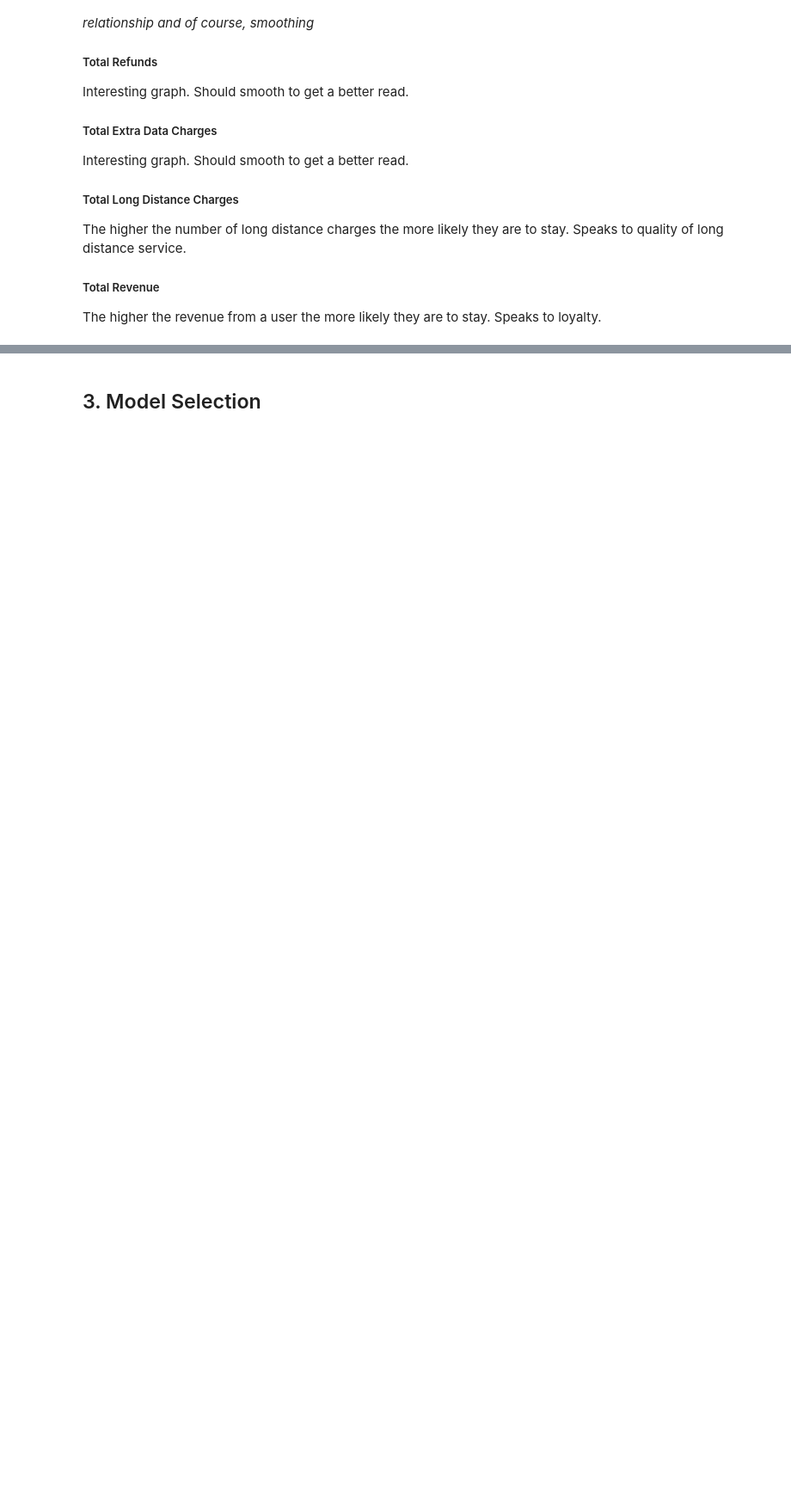
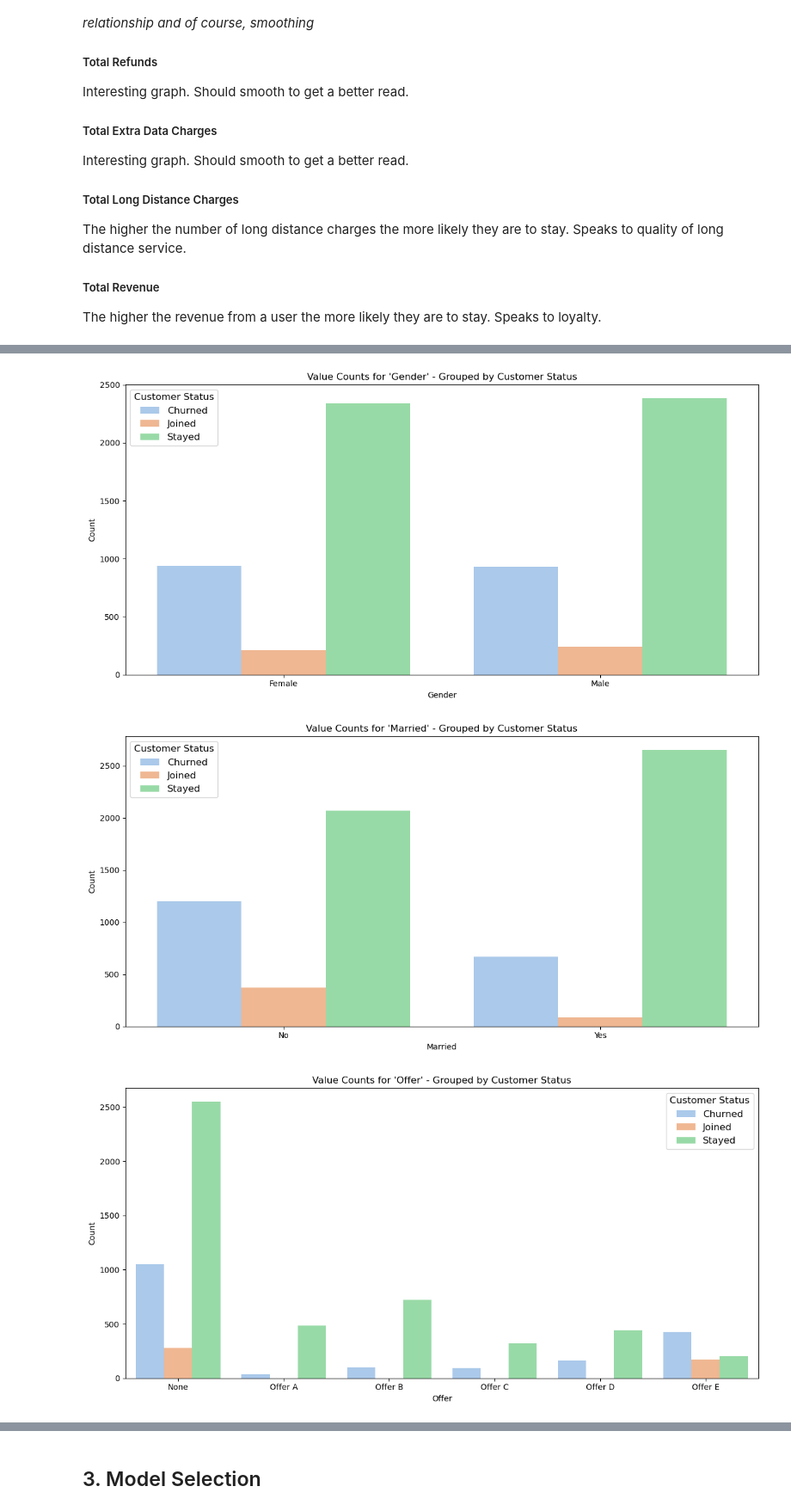
Before and after one commit to donald-okara/Telecomunication_user_churn_classifier, a Jupyter notebook: Analysis.ipynb, the cells around one changed output, grey strips where cells are left out. Shown at 86% size. Cells and saved outputs as stored; diff of their text form; code cells hidden in the pictures; blank space fills up the shorter version.

Commit message:
Categorical columns edited

```diff
--- a/Analysis.ipynb
+++ b/Analysis.ipynb
@@ -132,0 +117,24 @@ The higher the revenue from a user the more likely they are to stay. Speaks to l
+# %%
+# Group by 'Customer Status' and each categorical column, and get value counts for each category
+for col in cat_cols:
+    plt.figure(figsize=(12, 6))
+    plt.title(f"Value Counts for '{col}' - Grouped by Customer Status")
+
+    # Group the data by 'Customer Status' and the current column, and get value counts for each category
+    group_counts = df.groupby(['Customer Status', col]).size().unstack()
+
+    # Plot the grouped bar chart
+    sns.barplot(data=group_counts.reset_index().melt(id_vars='Customer Status', value_name='Count'),
+                x=col, y='Count', hue='Customer Status', palette='pastel')
+
+    # Set labels and legend
+    plt.xlabel(col)
+    plt.ylabel('Count')
+    plt.legend(title='Customer Status', title_fontsize='large', fontsize='large')
+
+    plt.tight_layout()
+    plt.show()
+# %% [output]
+[figure, added]
+[figure, added]
+[figure, added]
```
Also changed, not shown: parts of 11 cells of this notebook.
